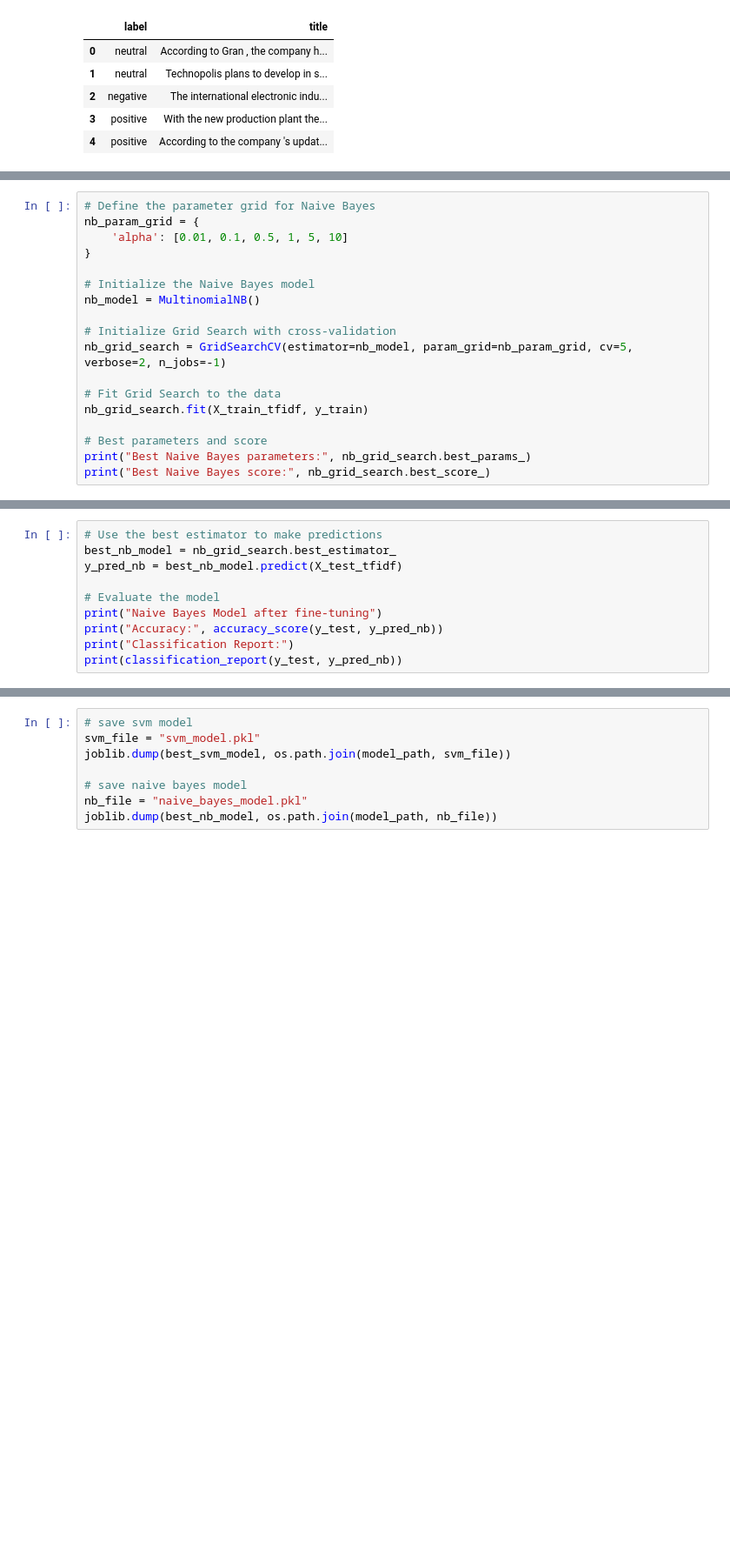
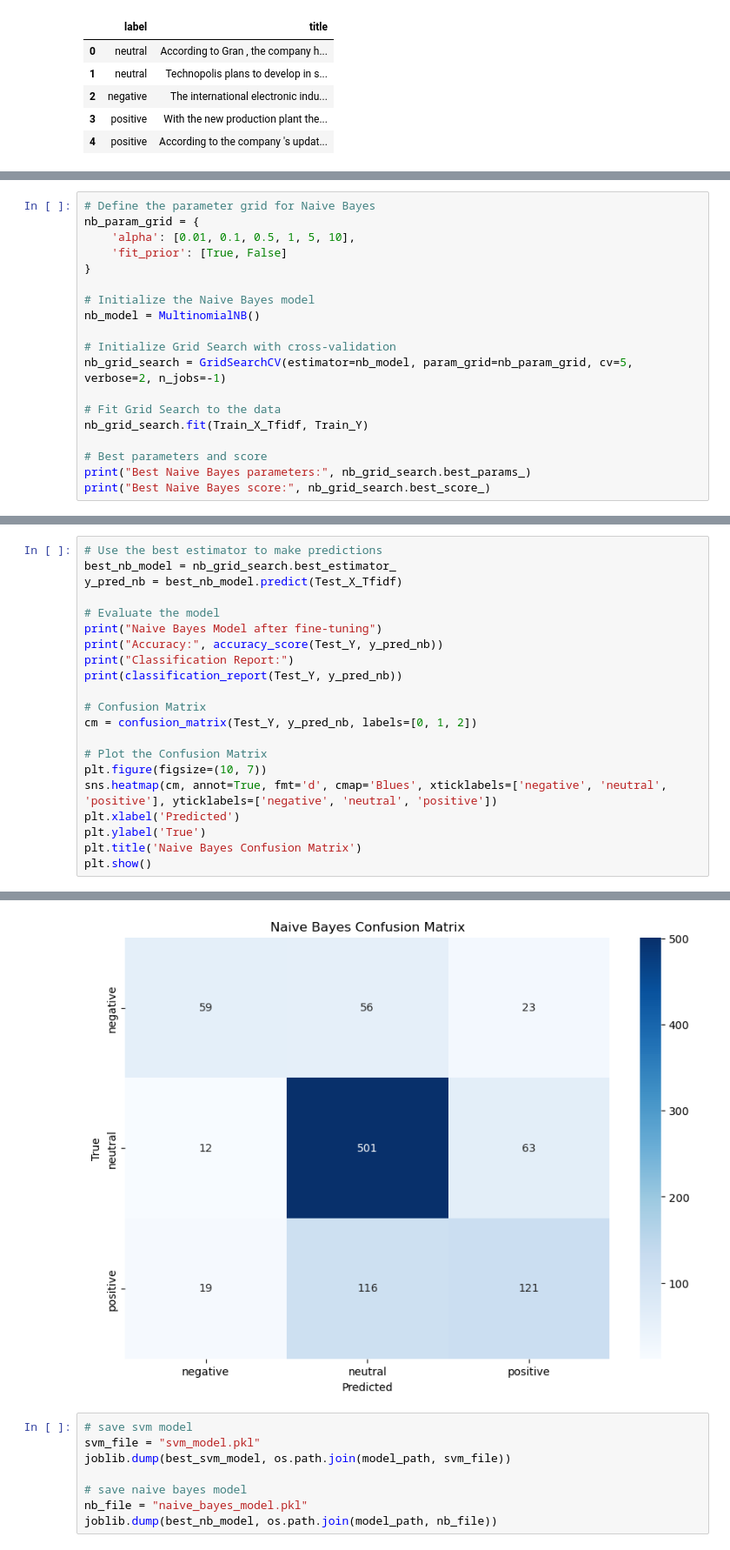
Before and after one commit to mushabtinumbang/market-dashboard, a Jupyter notebook: notebooks/02_train_svm_nb.ipynb, the cells around one changed output, grey strips where cells are left out. Shown at 87% size. Drawn from its saved outputs; the diff is of its cells as text; blank space fills up the shorter version.

```diff
--- a/notebooks/02_train_svm_nb.ipynb
+++ b/notebooks/02_train_svm_nb.ipynb
@@ -104,7 +197,8 @@ weighted avg       0.78      0.77      0.76       970
 # %%
 # Define the parameter grid for Naive Bayes
 nb_param_grid = {
-    'alpha': [0.01, 0.1, 0.5, 1, 5, 10]
+    'alpha': [0.01, 0.1, 0.5, 1, 5, 10],
+    'fit_prior': [True, False]
 }
 
 # Initialize the Naive Bayes model
@@ -114,7 +208,7 @@ nb_model = MultinomialNB()
 nb_grid_search = GridSearchCV(estimator=nb_model, param_grid=nb_param_grid, cv=5, verbose=2, n_jobs=-1)
 
 # Fit Grid Search to the data
-nb_grid_search.fit(X_train_tfidf, y_train)
+nb_grid_search.fit(Train_X_Tfidf, Train_Y)
 
 # Best parameters and score
 print("Best Naive Bayes parameters:", nb_grid_search.best_params_)
@@ -140,12 +234,23 @@ Best Naive Bayes score: 0.71258929165281
 # %%
 # Use the best estimator to make predictions
 best_nb_model = nb_grid_search.best_estimator_
-y_pred_nb = best_nb_model.predict(X_test_tfidf)
+y_pred_nb = best_nb_model.predict(Test_X_Tfidf)
 
 # Evaluate the model
 print("Naive Bayes Model after fine-tuning")
-print("Accuracy:", accuracy_score(y_test, y_pred_nb))
+print("Accuracy:", accuracy_score(Test_Y, y_pred_nb))
 print("Classification Report:")
-print(classification_report(y_test, y_pred_nb))
+print(classification_report(Test_Y, y_pred_nb))
+
+# Confusion Matrix
+cm = confusion_matrix(Test_Y, y_pred_nb, labels=[0, 1, 2])
+
+# Plot the Confusion Matrix
+plt.figure(figsize=(10, 7))
+sns.heatmap(cm, annot=True, fmt='d', cmap='Blues', xticklabels=['negative', 'neutral', 'positive'], yticklabels=['negative', 'neutral', 'positive'])
+plt.xlabel('Predicted')
+plt.ylabel('True')
+plt.title('Naive Bayes Confusion Matrix')
+plt.show()
 # %% [output]
 Naive Bayes Model after fine-tuning
@@ -163,3 +268,4 @@ weighted avg       0.73      0.74      0.72       970
+[figure, added]
 # %%
 # save svm model
 svm_file = "svm_model.pkl"
```
Also changed, not shown: parts of 11 cells of this notebook, 4 other files.
